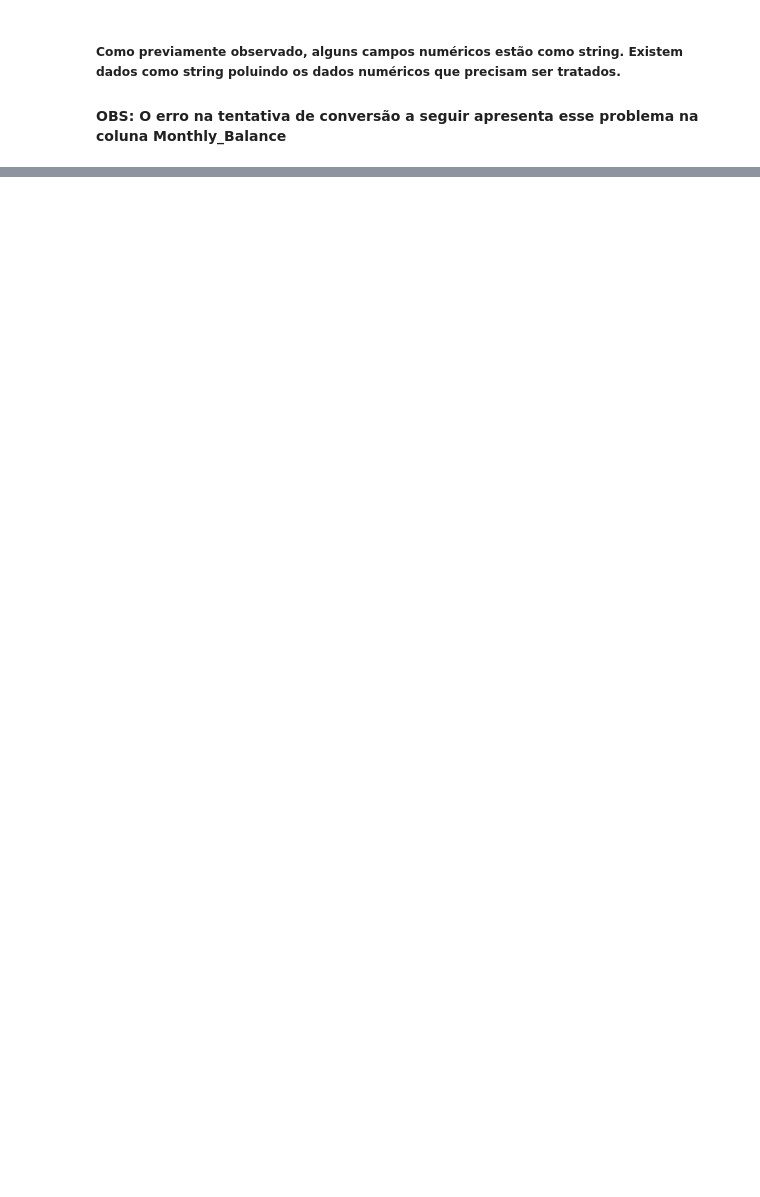
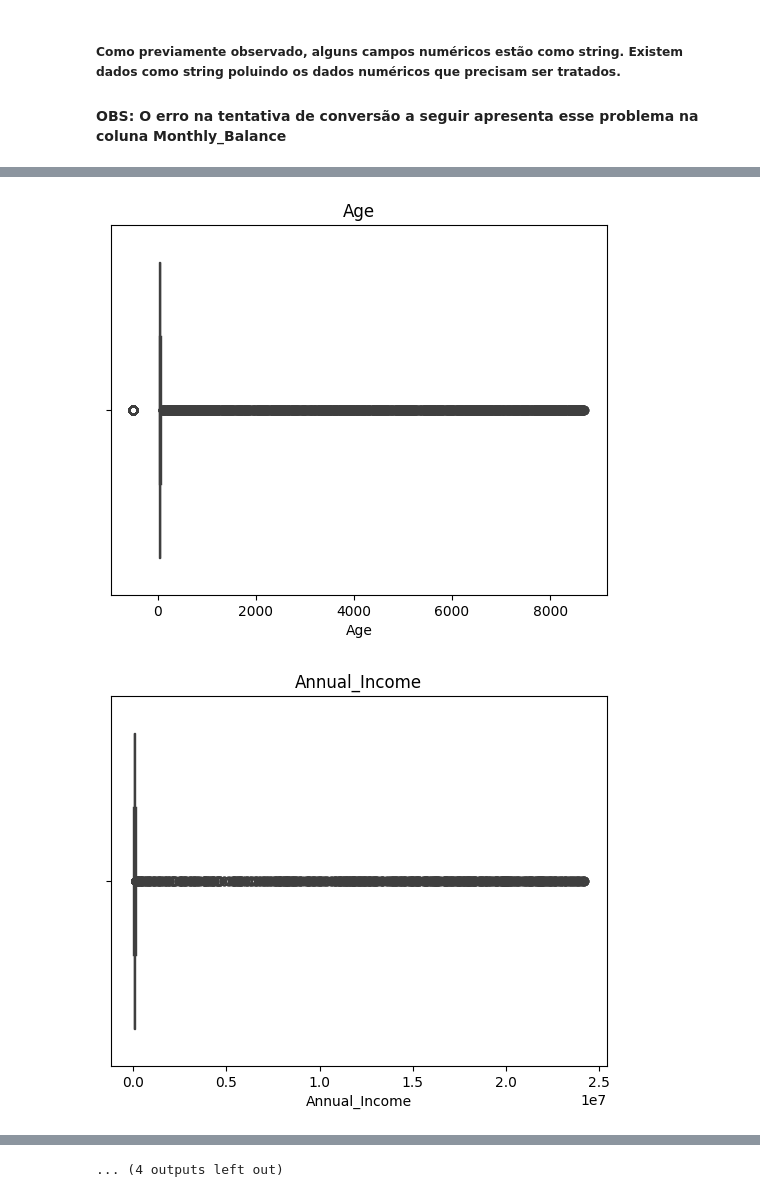
Before and after one commit to ViniFNasc/case_igua_saneamento, a Jupyter notebook: solution.ipynb, the cells around one changed output, grey strips where cells are left out. Cells and saved outputs as stored; diff of their text form; code cells hidden in the pictures; blank space fills up the shorter version.

```diff
--- a/solution.ipynb
+++ b/solution.ipynb
@@ -119,0 +201,10 @@ ValueError: could not convert string to float: '__-333333333333333333333333333__
+# %%
+#Observando a presença de Outliers
+
+for col in columns:
+    sns.boxplot(data=df_pre_trat,x=col)
+    plt.title(f'{col}')
+    plt.show()
+# %% [output]
+[figure, added]
+[figure, added]
@@ -119,0 +221 @@ ValueError: could not convert string to float: '__-333333333333333333333333333__
+... (4 outputs left out)
```
Also changed, not shown: parts of 86 cells of this notebook, 2 other files.
